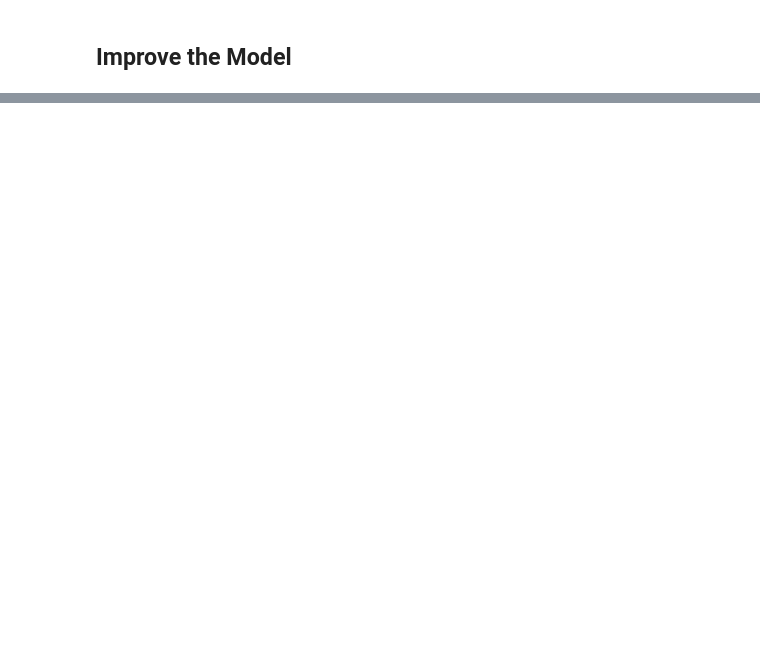
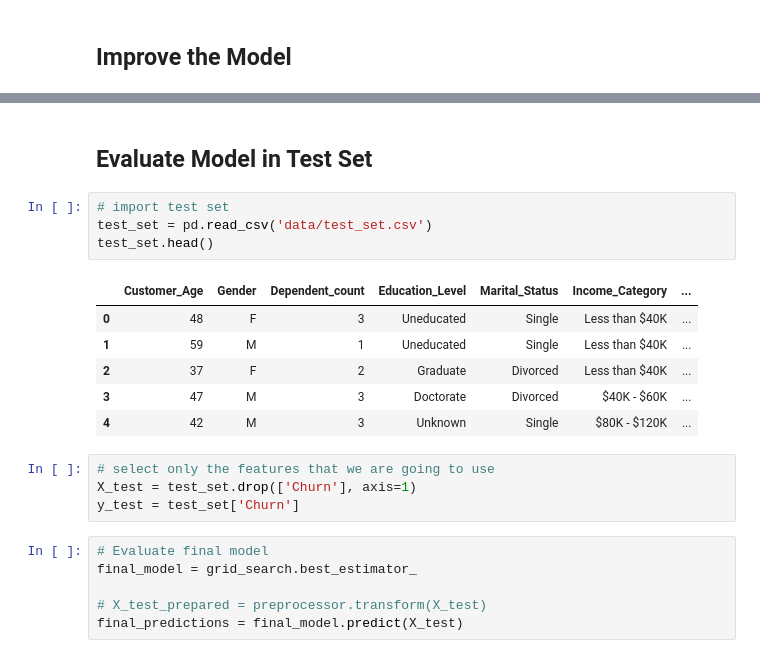
Before and after one commit to vitorbeltrao/Customer_Churn, a Jupyter notebook: 04_workflow_ML.ipynb, the cells around one changed output, grey strips where cells are left out. Cells and saved outputs as stored; diff of their text form; blank space fills up the shorter version.

```diff
--- a/04_workflow_ML.ipynb
+++ b/04_workflow_ML.ipynb
@@ -163,0 +225,23 @@ mlflow.end_run()
+# %% [markdown]
+## Evaluate Model in Test Set
+# %%
+# import test set
+test_set = pd.read_csv('data/test_set.csv')
+test_set.head()
+# %% [output]
+|  | Customer_Age | Gender | Dependent_count | Education_Level | Marital_Status | Income_Category | ... |
+| 0 | 48 | F | 3 | Uneducated | Single | Less than $40K | ... |
+| 1 | 59 | M | 1 | Uneducated | Single | Less than $40K | ... |
+| 2 | 37 | F | 2 | Graduate | Divorced | Less than $40K | ... |
+| 3 | 47 | M | 3 | Doctorate | Divorced | $40K - $60K | ... |
+| 4 | 42 | M | 3 | Unknown | Single | $80K - $120K | ... |
+# %%
+# select only the features that we are going to use
+X_test = test_set.drop(['Churn'], axis=1)
+y_test = test_set['Churn']
+# %%
+# Evaluate final model
+final_model = grid_search.best_estimator_
+
+# X_test_prepared = preprocessor.transform(X_test)
+final_predictions = final_model.predict(X_test)
```
Also changed, not shown: parts of 9 cells of this notebook, 3 other files.
